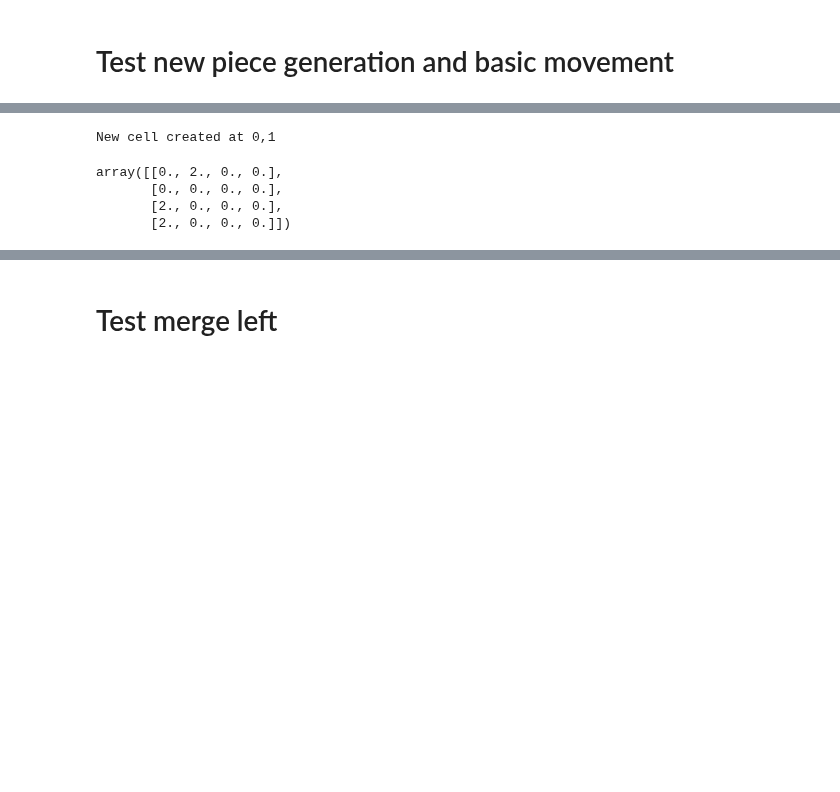
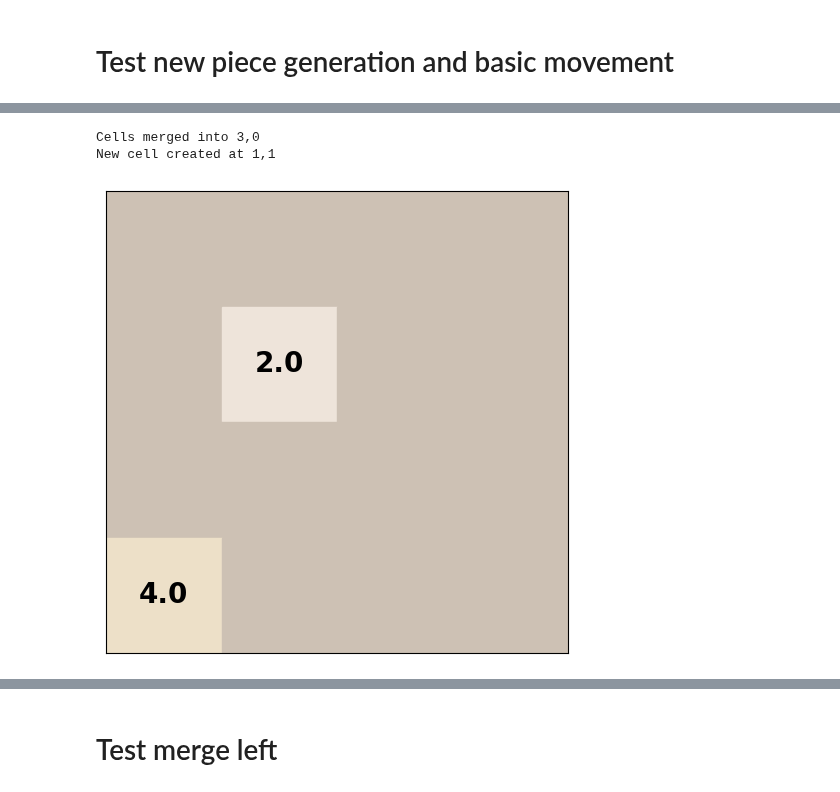
Before and after one commit to PSU-AI801-Group1-Fall-2024/2048-experiments, a Jupyter notebook: 2048-experiment-00.ipynb, the cells around one changed output, grey strips where cells are left out. Drawn from its saved outputs; the diff is of its cells as text; code cells hidden in the pictures; blank space fills up the shorter version.

```diff
--- a/2048-experiment-00.ipynb
+++ b/2048-experiment-00.ipynb
@@ -159,11 +212,9 @@ array([[0., 0., 0., 0.],
 # %%
 game.transition('L')
-game.board
+display_game(game.board)
 # %% [output]
-New cell created at 0,1
+Cells merged into 3,0
+New cell created at 1,1
-array([[0., 2., 0., 0.],
-       [0., 0., 0., 0.],
-       [2., 0., 0., 0.],
-       [2., 0., 0., 0.]])
+[figure, added]
 # %%
 game.transition('R')
```
Also changed, not shown: parts of 16 cells of this notebook.
